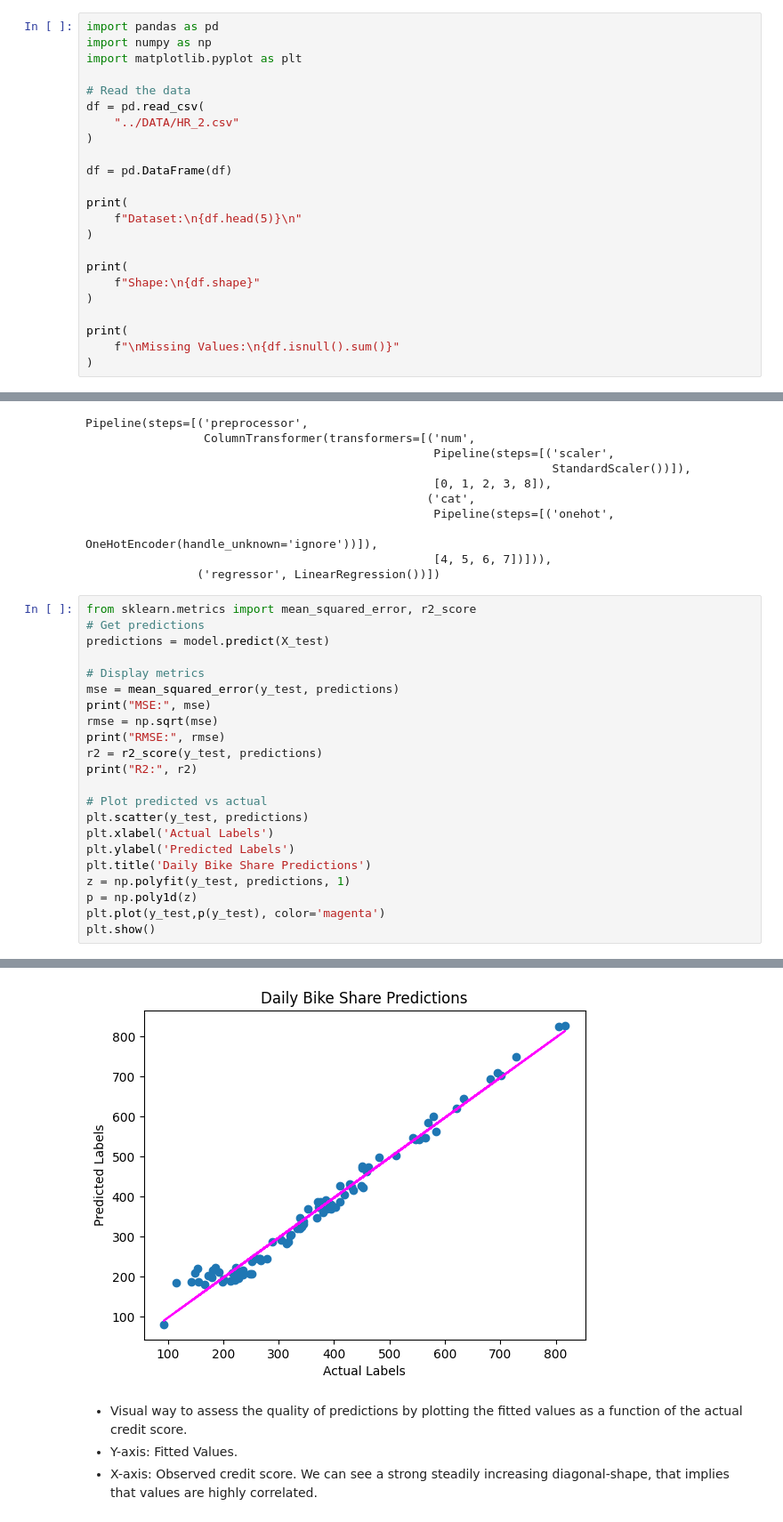
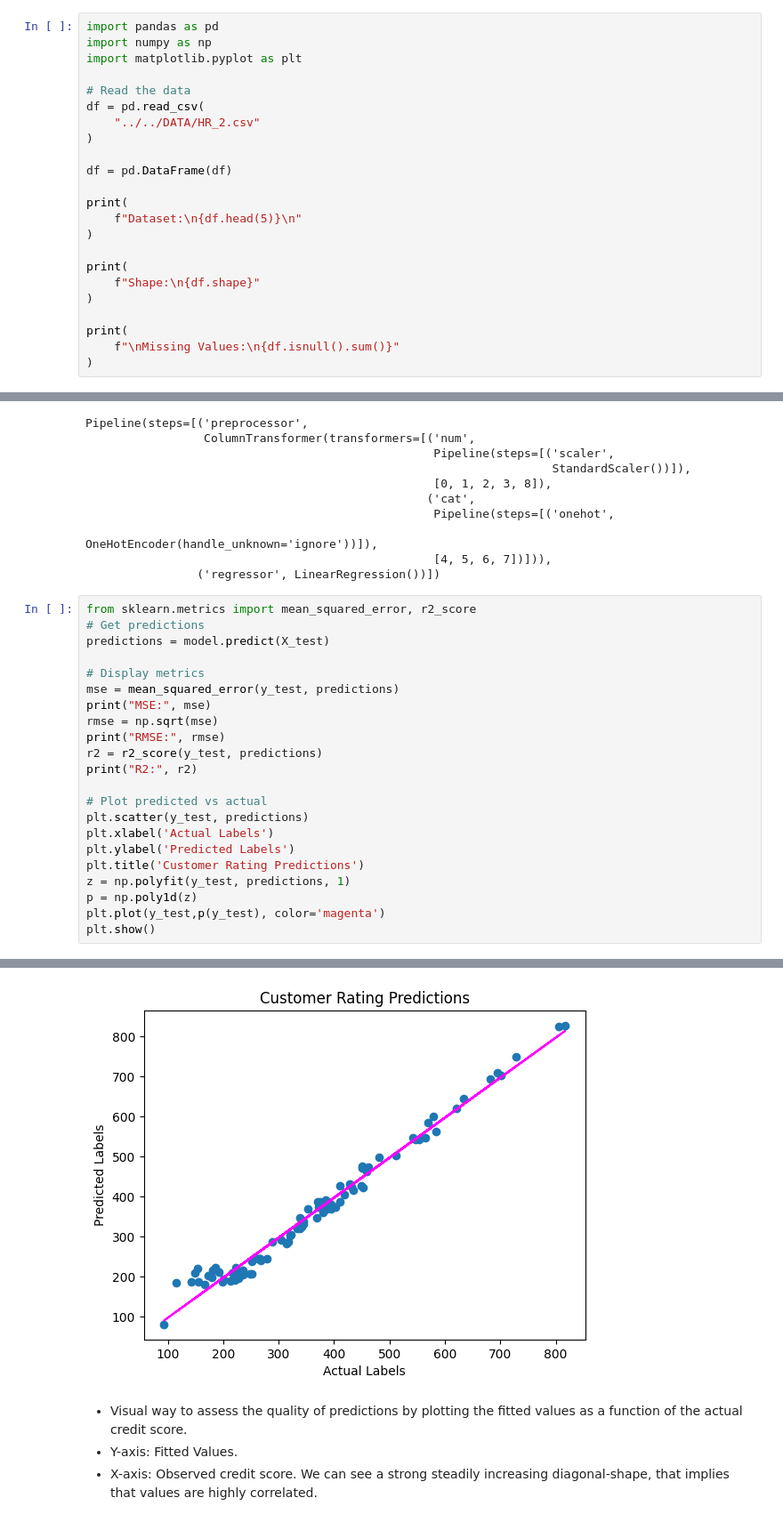
Before and after one commit to markmartorilopez/Machine_Learning, a Jupyter notebook: Business_Decisions_ML/10_Credit_Score_Regression.ipynb, the cells around one changed output, grey strips where cells are left out. Shown at 89% size. Saved outputs shown, nothing was run; the diff lists cells and outputs as text.

```diff
--- a/Business_Decisions_ML/10_Credit_Score_Regression.ipynb
+++ b/Business_Decisions_ML/10_Credit_Score_Regression.ipynb
@@ -21,7 +21,7 @@ import matplotlib.pyplot as plt
 
 # Read the data
 df = pd.read_csv(
-    "../DATA/HR_2.csv"
+    "../../DATA/HR_2.csv"
 )
 
 df = pd.DataFrame(df)
@@ -240,7 +240,7 @@ print("R2:", r2)
 plt.scatter(y_test, predictions)
 plt.xlabel('Actual Labels')
 plt.ylabel('Predicted Labels')
-plt.title('Daily Bike Share Predictions')
+plt.title('Customer Rating Predictions')
 z = np.polyfit(y_test, predictions, 1)
 p = np.poly1d(z)
 plt.plot(y_test,p(y_test), color='magenta')
@@ -251,5 +251,5 @@ RMSE: 22.96479052225578
 R2: 0.9789424979312564
-[figure, old version]
+[figure, new version]
 # %% [markdown]
 - Visual way to assess the quality of predictions by plotting the fitted values as a function of the actual credit score.
 - Y-axis: Fitted Values.
```
Also changed, not shown: parts of 3 cells of this notebook, 1 other file.
